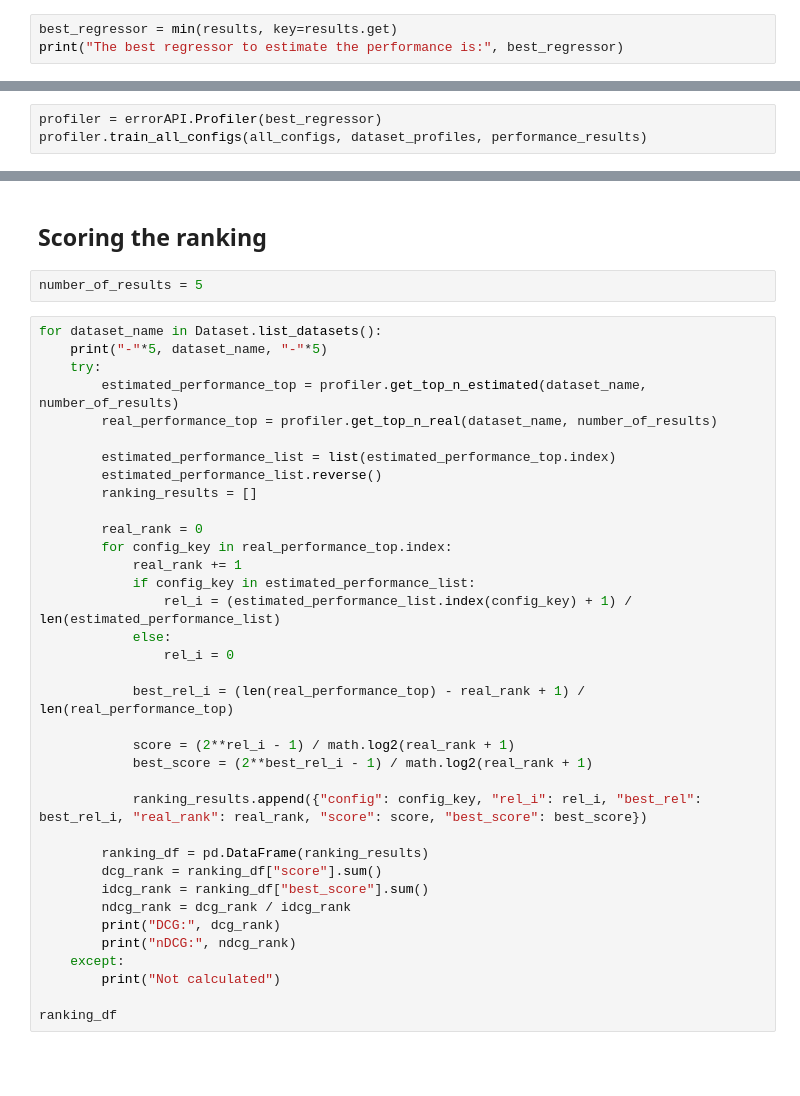
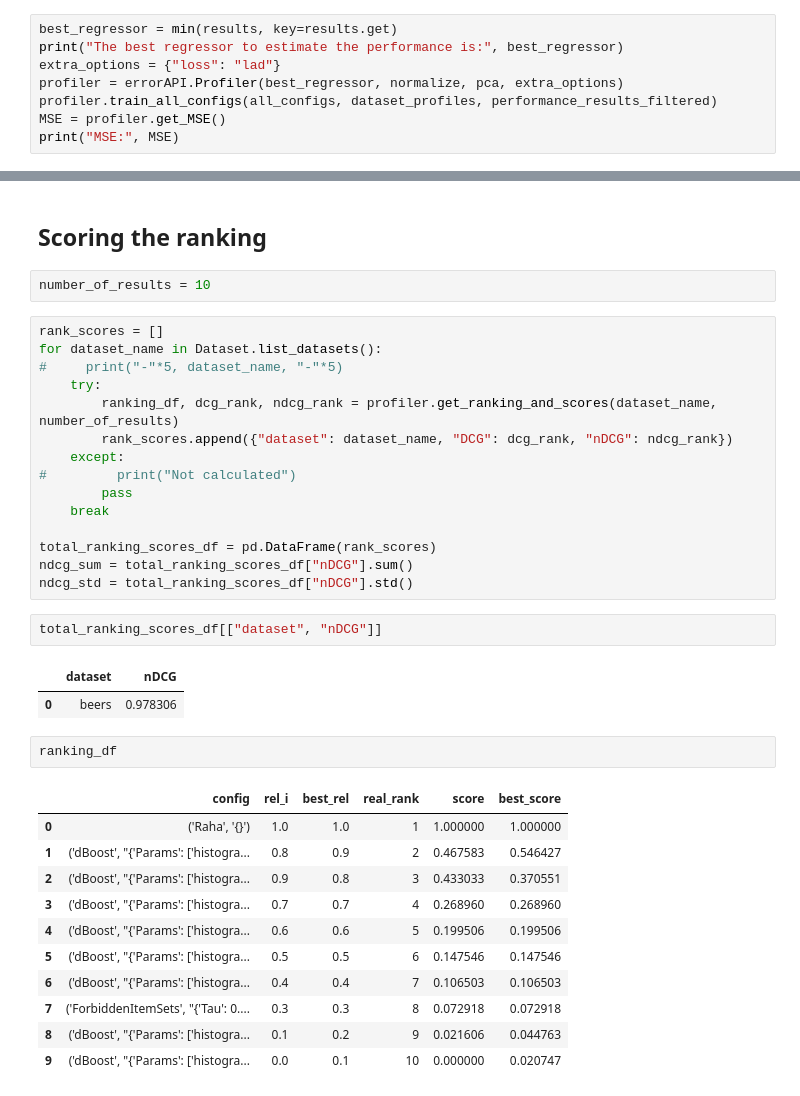
Before and after one commit to MartijnVermeulen96/master-thesis, a Jupyter notebook: DatasetProfiler.ipynb, the cells around one changed output, grey strips where cells are left out. Cells and saved outputs as stored; diff of their text form; blank space fills up the shorter version.

```diff
--- a/DatasetProfiler.ipynb
+++ b/DatasetProfiler.ipynb
@@ -178,3 +229,8 @@ print(results)
 # %%
 best_regressor = min(results, key=results.get)
 print("The best regressor to estimate the performance is:", best_regressor)
+extra_options = {"loss": "lad"}
+profiler = errorAPI.Profiler(best_regressor, normalize, pca, extra_options)
+profiler.train_all_configs(all_configs, dataset_profiles, performance_results_filtered)
+MSE = profiler.get_MSE()
+print("MSE:", MSE)
@@ -181,6 +240,3 @@ print("The best regressor to estimate the performance is:", best_regressor)
-# %%
-profiler = errorAPI.Profiler(best_regressor)
-profiler.train_all_configs(all_configs, dataset_profiles, performance_results)
 # %% [markdown]
 ## Leave on out results of the regressor
 # %%
@@ -195,40 +288,38 @@ profiler.new_estimated_top(new_set, 10)
 # %% [markdown]
 ## Scoring the ranking
 # %%
-number_of_results = 5
+number_of_results = 10
-# %%
-for dataset_name in Dataset.list_datasets():
-    print("-"*5, dataset_name, "-"*5)
-    try:
-        estimated_performance_top = profiler.get_top_n_estimated(dataset_name, number_of_results)
-        real_performance_top = profiler.get_top_n_real(dataset_name, number_of_results)
-
-        estimated_performance_list = list(estimated_performance_top.index)
-        estimated_performance_list.reverse()
-        ranking_results = []
-
-        real_rank = 0
-        for config_key in real_performance_top.index:
-            real_rank += 1
-            if config_key in estimated_performance_list:
-                rel_i = (estimated_performance_list.index(config_key) + 1) / len(estimated_performance_list)
-            else:
-                rel_i = 0
-
-            best_rel_i = (len(real_performance_top) - real_rank + 1) / len(real_performance_top)
-
-            score = (2**rel_i - 1) / math.log2(real_rank + 1)
-            best_score = (2**best_rel_i - 1) / math.log2(real_rank + 1)
-
-            ranking_results.append({"config": config_key, "rel_i": rel_i, "best_rel": best_rel_i, "real_rank": real_rank, "score": score, "best_score": best_score})
-
-        ranking_df = pd.DataFrame(ranking_results)
-        dcg_rank = ranking_df["score"].sum()
-        idcg_rank = ranking_df["best_score"].sum()
-        ndcg_rank = dcg_rank / idcg_rank
-        print("DCG:", dcg_rank)
-        print("nDCG:", ndcg_rank)
-    except:
-        print("Not calculated")
-
-ranking_df
+# %%
+rank_scores = []
+for dataset_name in Dataset.list_datasets():
+#     print("-"*5, dataset_name, "-"*5)
+    try:
+        ranking_df, dcg_rank, ndcg_rank = profiler.get_ranking_and_scores(dataset_name, number_of_results)
+        rank_scores.append({"dataset": dataset_name, "DCG": dcg_rank, "nDCG": ndcg_rank})
+    except:
+#         print("Not calculated")
+        pass
+    break
+
+total_ranking_scores_df = pd.DataFrame(rank_scores)
+ndcg_sum = total_ranking_scores_df["nDCG"].sum()
+ndcg_std = total_ranking_scores_df["nDCG"].std()
+# %%
+total_ranking_scores_df[["dataset", "nDCG"]]
+# %% [output]
+|  | dataset | nDCG |
+| 0 | beers | 0.978306 |
+# %%
+ranking_df
+# %% [output]
+|  | config | rel_i | best_rel | real_rank | score | best_score |
+| 0 | ('Raha', '{}') | 1.0 | 1.0 | 1 | 1.000000 | 1.000000 |
+| 1 | ('dBoost', "{'Params': ['histogra... | 0.8 | 0.9 | 2 | 0.467583 | 0.546427 |
+| 2 | ('dBoost', "{'Params': ['histogra... | 0.9 | 0.8 | 3 | 0.433033 | 0.370551 |
+| 3 | ('dBoost', "{'Params': ['histogra... | 0.7 | 0.7 | 4 | 0.268960 | 0.268960 |
+| 4 | ('dBoost', "{'Params': ['histogra... | 0.6 | 0.6 | 5 | 0.199506 | 0.199506 |
+| 5 | ('dBoost', "{'Params': ['histogra... | 0.5 | 0.5 | 6 | 0.147546 | 0.147546 |
+| 6 | ('dBoost', "{'Params': ['histogra... | 0.4 | 0.4 | 7 | 0.106503 | 0.106503 |
+| 7 | ('ForbiddenItemSets', "{'Tau': 0.... | 0.3 | 0.3 | 8 | 0.072918 | 0.072918 |
+| 8 | ('dBoost', "{'Params': ['histogra... | 0.1 | 0.2 | 9 | 0.021606 | 0.044763 |
+| 9 | ('dBoost', "{'Params': ['histogra... | 0.0 | 0.1 | 10 | 0.000000 | 0.020747 |
```
Also changed, not shown: parts of 14 cells of this notebook, 14 other files.
